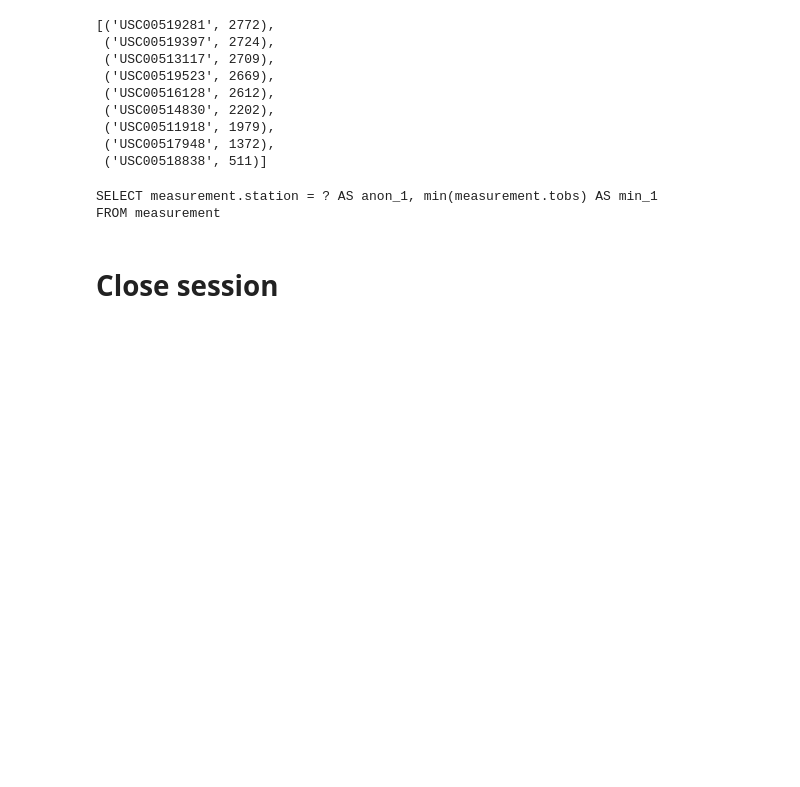
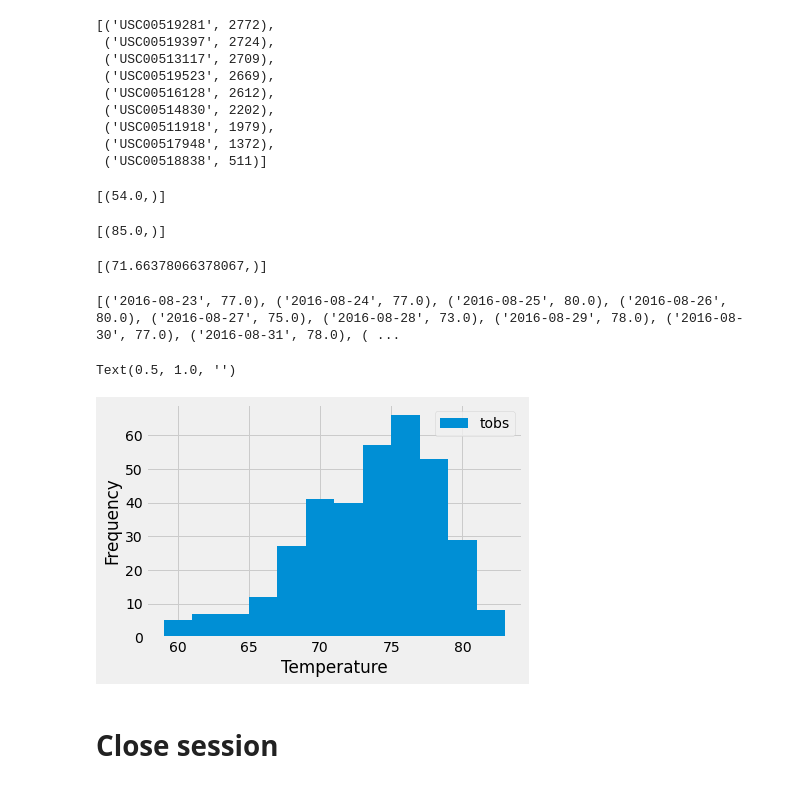
Before and after one commit to oiwuoni/sqlalchemy-challenge, a Jupyter notebook: climate_starter.ipynb, the cells around one changed output. Cells and saved outputs as stored; diff of their text form; code cells hidden in the pictures; blank space fills up the shorter version.

```diff
--- a/climate_starter.ipynb
+++ b/climate_starter.ipynb
@@ -169,15 +191,43 @@ most_active_stations
  ('USC00517948', 1372),
  ('USC00518838', 511)]
 # %%
-# Using the most active station id from the previous query, calculate the lowest, highest, and average temperature.
-lowest_temp = session.query(Measurement.station==['USC00519281'], func.min(Measurement.tobs))
+# Using the most active station id from the previous query, calculate the lowest temperature.
+lowest_temp = session.query(func.min(Measurement.tobs)).filter(Measurement.station=='USC00519281').all()
 print(lowest_temp)
 # %% [output]
-SELECT measurement.station = ? AS anon_1, min(measurement.tobs) AS min_1
-FROM measurement
+[(54.0,)]
+# %%
+# Using the most active station id from the previous query, calculate the highest, and average temperature.
+highest_temp = session.query(func.max(Measurement.tobs)).filter(Measurement.station=='USC00519281').all()
+print(highest_temp)
+# %% [output]
+[(85.0,)]
+# %%
+# Using the most active station id from the previous query, calculate the average temperature.
+average_temp = session.query(func.avg(Measurement.tobs)).filter(Measurement.station=='USC00519281').all()
+print(average_temp)
+# %% [output]
+[(71.66378066378067,)]
 # %%
 # Using the most active station id
 # Query the last 12 months of temperature observation data for this station and plot the results as a histogram
+last_year_data = session.query(Measurement.date, Measurement.tobs).filter(Measurement.date >= '2016-08-23', \
+                                Measurement.station=='USC00519281').all()
+print(last_year_data)
+# %% [output]
+[('2016-08-23', 77.0), ('2016-08-24', 77.0), ('2016-08-25', 80.0), ('2016-08-26', 80.0), ('2016-08-27', 75.0), ('2016-08-28', 73.0), ('2016-08-29', 78.0), ('2016-08-30', 77.0), ('2016-08-31', 78.0), ( ...
+# %%
+# Using the most active station id
+# Query the last 12 months of temperature observation data for this station and plot the results as a histogram
+last_year_data_df = pd.DataFrame(last_year_data)
+last_year_data_df
+last_year_data_df.hist(bins=12, legend=True)
+plt.xlabel("Temperature")
+plt.ylabel("Frequency")
+plt.title("")
+# %% [output]
+Text(0.5, 1.0, '')
+[figure, added]
 # %% [markdown]
 # Close session
 # %%
```
Also changed, not shown: parts of 4 cells of this notebook.
